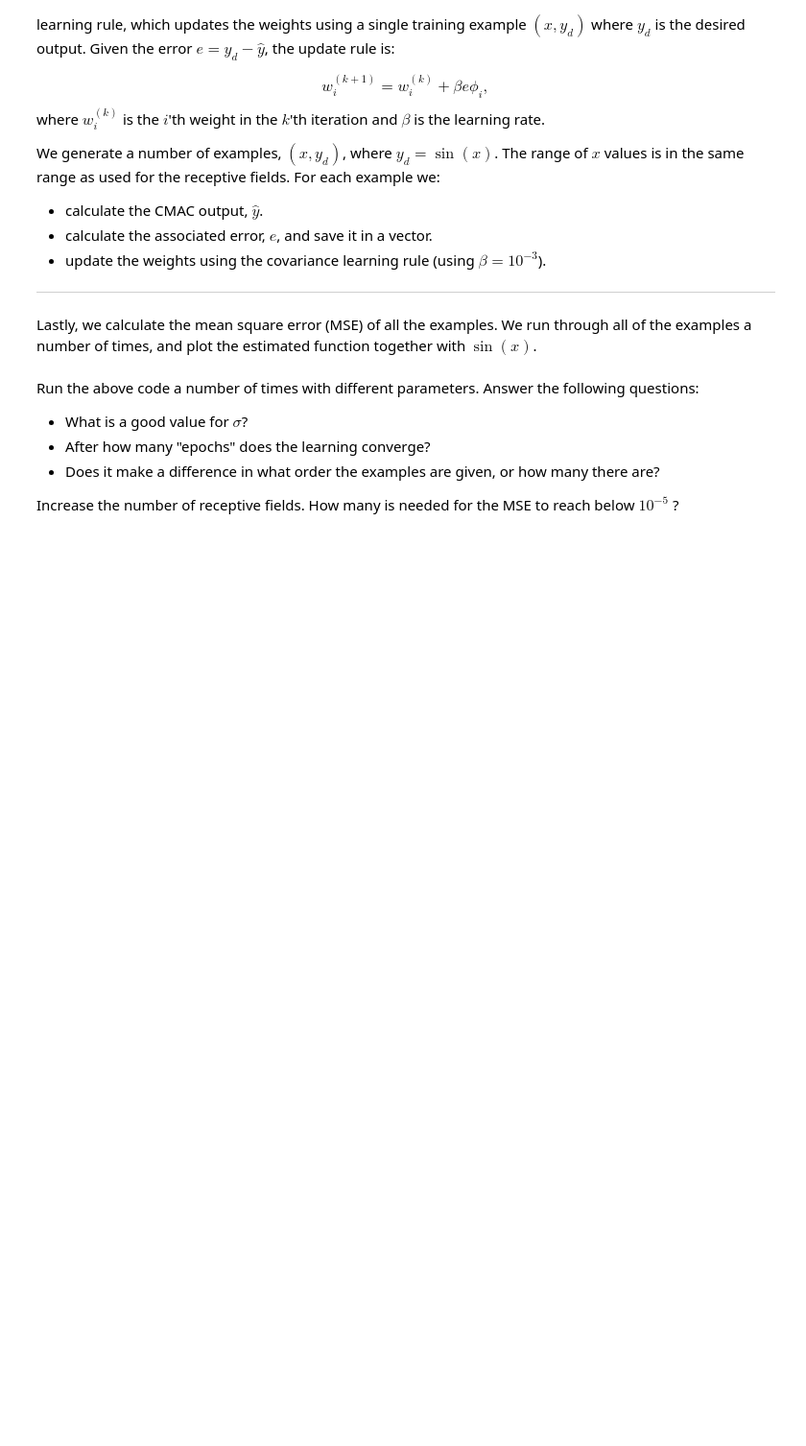
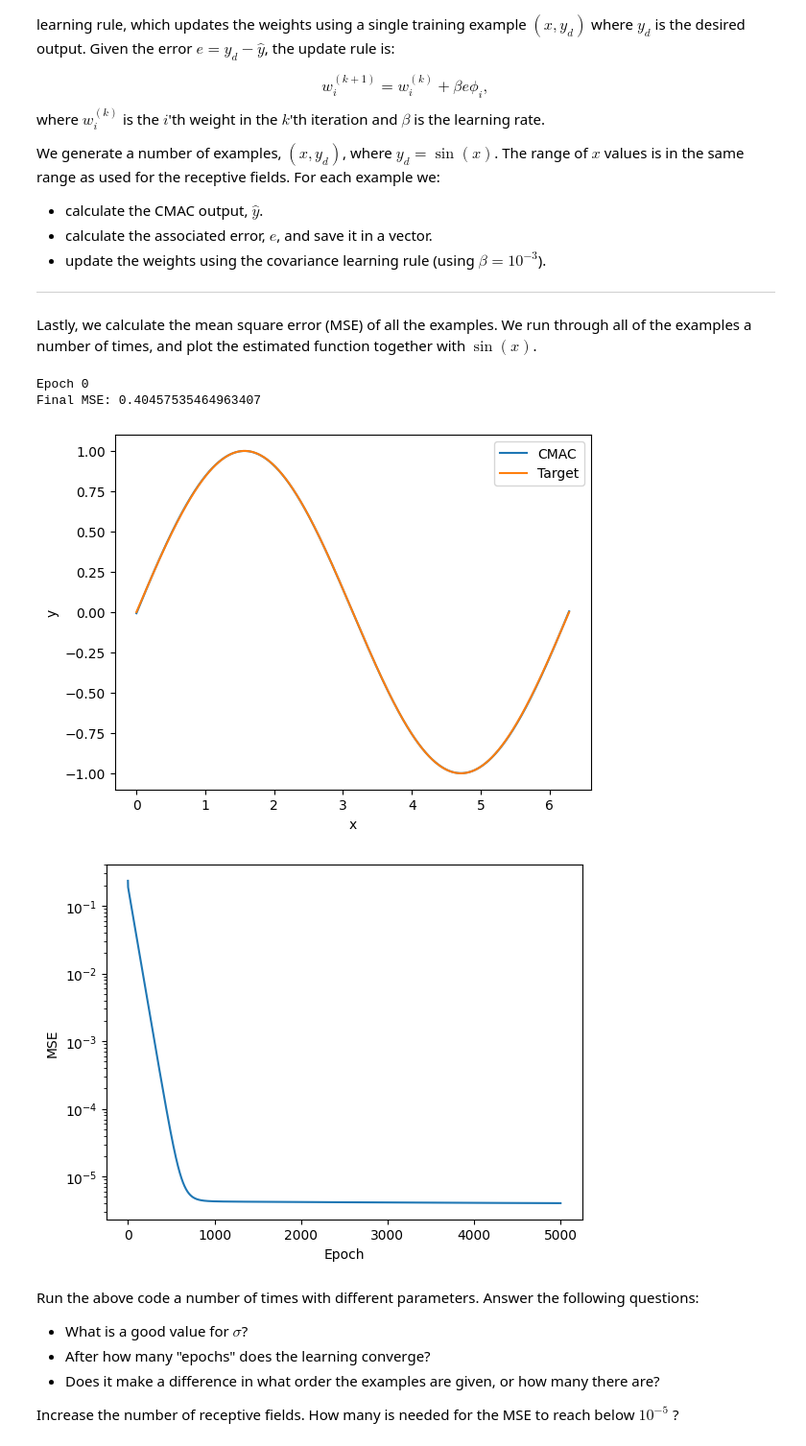
Before and after one commit to Wojcik98/bioinspired-control, a Jupyter notebook: week2/2.5/exercise5.ipynb, the cells around one changed output. Shown: that part at 96% size. Drawn from its saved outputs; the diff is of its cells as text; code cells hidden in the pictures; blank space fills up the shorter version.

```diff
--- a/week2/2.5/exercise5.ipynb
+++ b/week2/2.5/exercise5.ipynb
@@ -75,45 +81,56 @@ We generate a number of examples, $(x, y_d)$, where $y_d = \sin(x)$. The range o
 Lastly, we calculate the mean square error (MSE) of all the examples. We run through all of the examples a number of times, and plot the estimated function together with $\sin(x)$.
 # %%
 w = np.random.normal(loc=0.0, scale=0.1,size=N)
-beta = 1e-3
+beta = 1e-1
 
-n_epochs = 100
+n_epochs = 5_000
 n_examples = 100
 
 x = np.linspace(0, 2*np.pi, n_examples)
 y = np.sin(x)
+p = np.random.permutation(len(x))
+x, y = x[p], y[p]
 
 e_vec = []
 
-for _ in range(n_epochs): # in each epoch
+for epoch in range(n_epochs): # in each epoch
+    if epoch % 5_000 == 0:
+        print(f'Epoch {epoch}')
     es = []
     for k in range(x.shape[0]): # for every example
         phi = np.exp(-(x[k]-mu)**2/sigma**2) # for all receptive fields at once
 
         yhat = np.dot(w, phi)
         e = y[k] - yhat
         es.append(e**2)
 
         w += beta*e*phi # for all weights
 
     e_vec.append(np.mean(np.array(es)))
 
 y = np.zeros(n_plot)
 for i in range(N):
     y += w[i]*np.exp(-(xplot-mu[i])**2/sigma**2)
 
 plt.figure()
 plt.plot(xplot, y, label='CMAC')
 plt.plot(xplot, np.sin(xplot), label='Target')
 plt.xlabel('x')
 plt.ylabel('y')
 plt.legend()
 
 plt.figure()
 plt.plot(e_vec)
 plt.yscale('log')
 plt.xlabel('Epoch')
 plt.ylabel('MSE')
+
+print(f'Final MSE: {e_vec[-1]/1e-5}')
+# %% [output]
+Epoch 0
+Final MSE: 0.40457535464963407
+[figure, added]
+[figure, added]
 # %% [markdown]
 Run the above code a number of times with different parameters. Answer the following questions:
  - What is a good value for $\sigma$?
```
Also changed, not shown: parts of 3 cells of this notebook.
